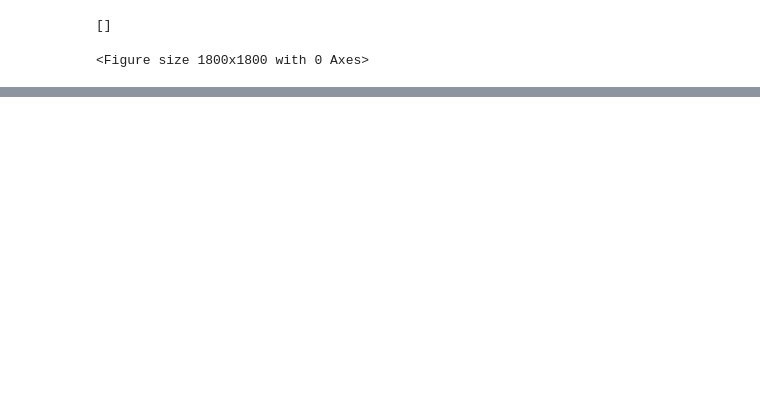
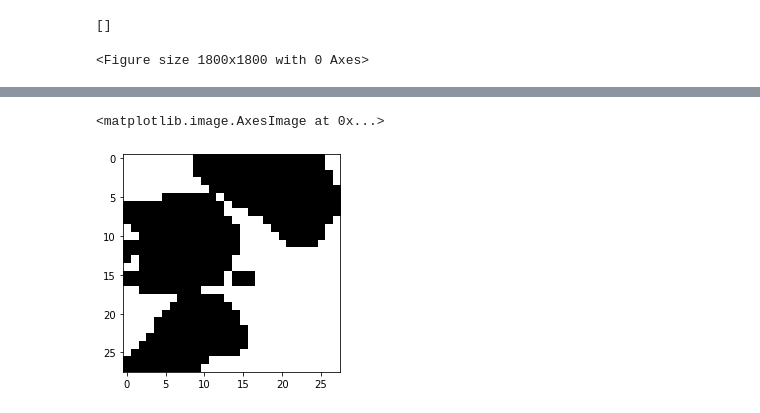
Before and after one commit to ucfilho/marquesgabi_paper_fev_2021, a Jupyter notebook: ANN_Ajuste_mar_2021/kNN_load_abril_09_2021.ipynb, the cells around one changed output, grey strips where cells are left out. Saved outputs shown, nothing was run; the diff lists cells and outputs as text; code cells hidden in the pictures; blank space fills up the shorter version.

```diff
--- a/ANN_Ajuste_mar_2021/kNN_load_abril_09_2021.ipynb
+++ b/ANN_Ajuste_mar_2021/kNN_load_abril_09_2021.ipynb
@@ -300,17 +352,20 @@ plt.imshow(Foto, cmap = "gray")
 mean_value = np.mean(img)
 img_new = img.copy()
 # %%
-'''
+
 for i in range(28):
   for j in range(28):
     if img[i,j] < mean_value:
       img_new[i,j] = 255
     else:
       img_new[i,j] = 0
-'''
+
 img28=cv2.resize(img_new,(Size,Size), interpolation = cv2.INTER_AREA)
 Foto=np.array(img28).reshape(28,28)
 plt.imshow(Foto, cmap = "gray")
+# %% [output]
+<matplotlib.image.AxesImage at 0x...>
+[figure, added]
 # %%
 L = Width[qual_img]
 Area = np.sum(img_new) / (255.0 * 28 * 28)* L*L
```
Also changed, not shown: parts of 16 cells of this notebook.
